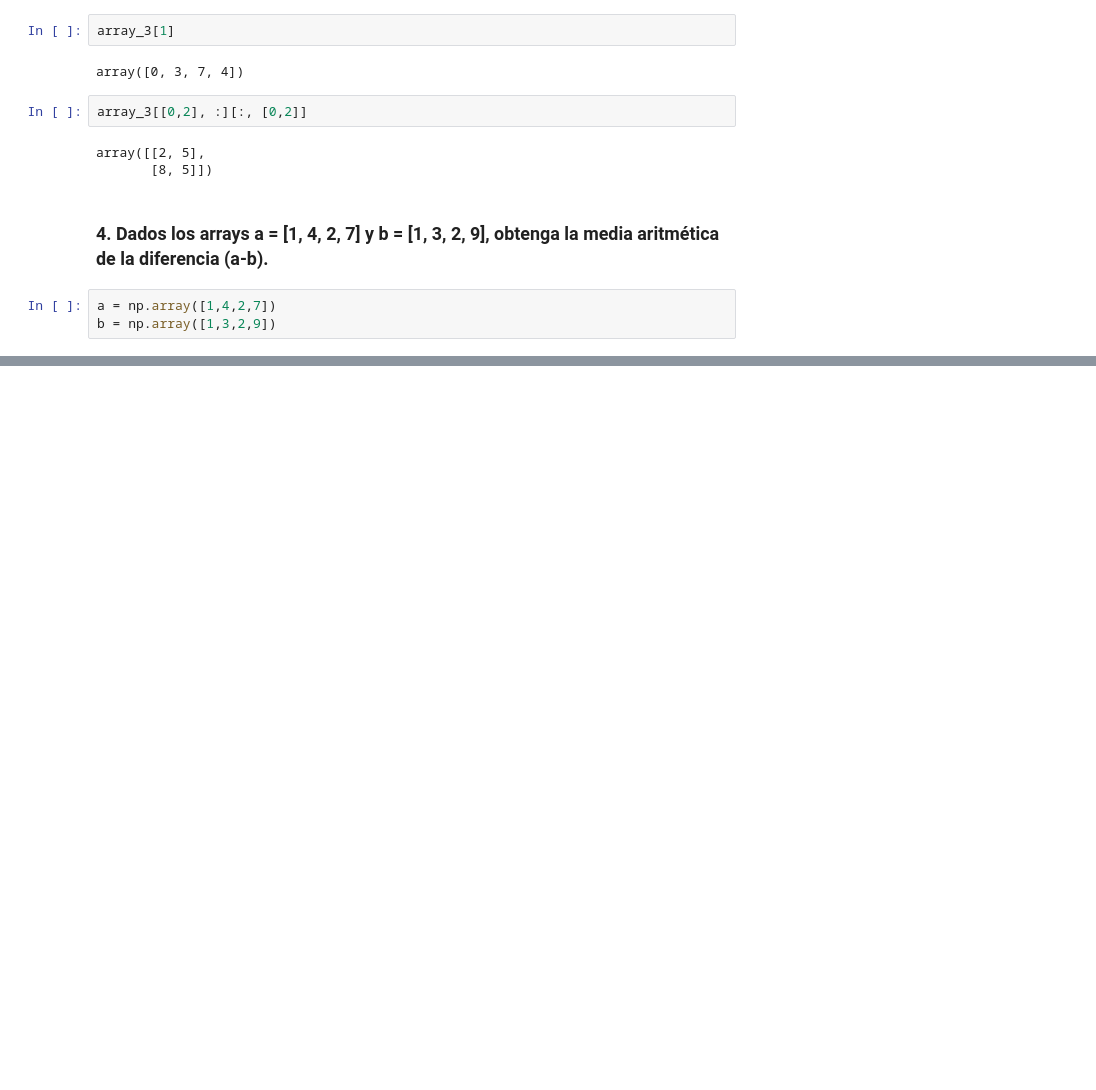
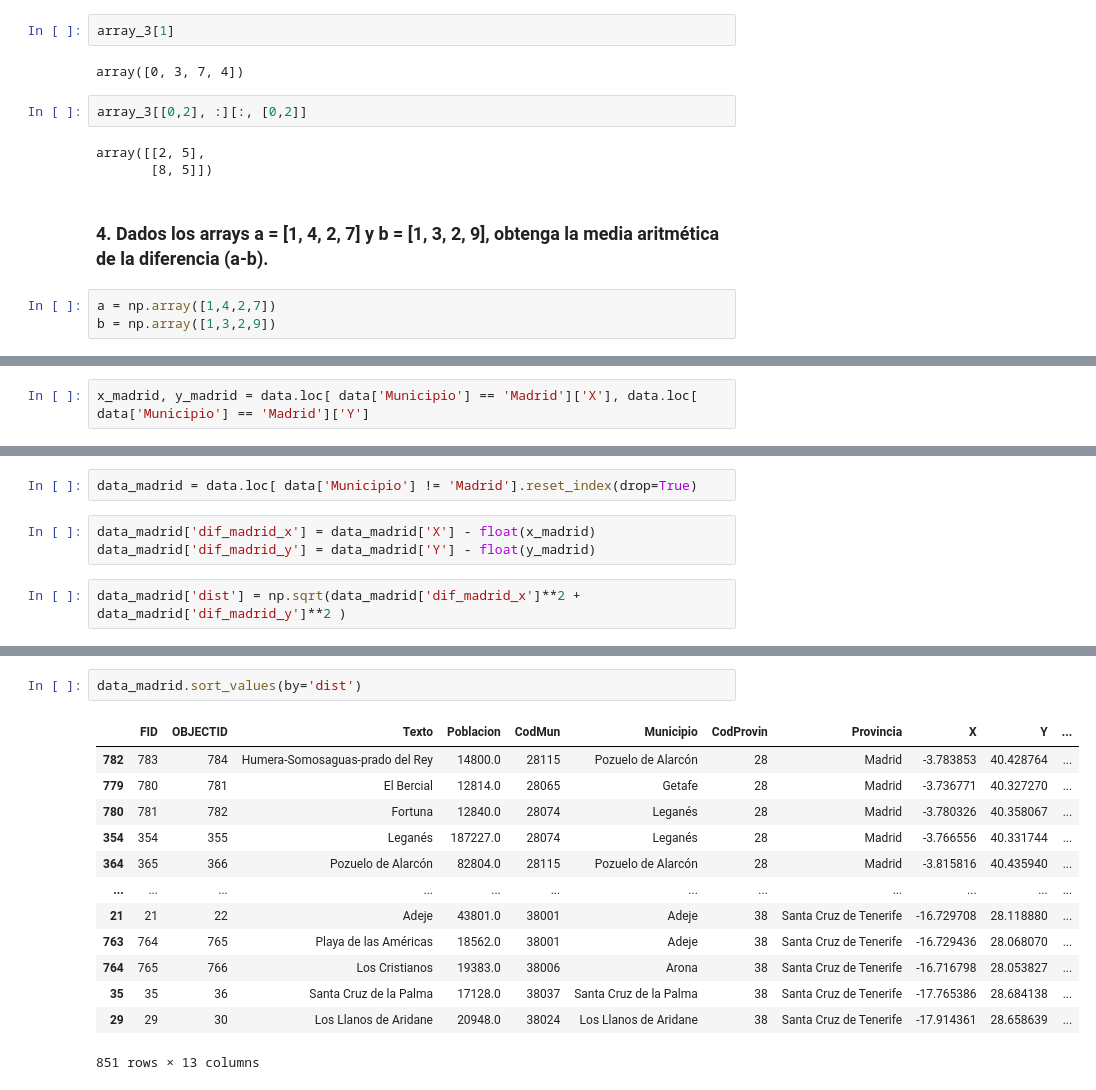
Before and after one commit to am23006810/CienciaDeDatosEnPython-Lab03, a Jupyter notebook: lab03.ipynb, the cells around one changed output, grey strips where cells are left out. Drawn from its saved outputs; the diff is of its cells as text; blank space fills up the shorter version.

```diff
--- a/lab03.ipynb
+++ b/lab03.ipynb
@@ -65,0 +259,2 @@ np.mean(a-b)
+# %%
+x_madrid, y_madrid = data.loc[ data['Municipio'] == 'Madrid']['X'], data.loc[ data['Municipio'] == 'Madrid']['Y']
@@ -65,0 +271,7 @@ np.mean(a-b)
+# %%
+data_madrid = data.loc[ data['Municipio'] != 'Madrid'].reset_index(drop=True)
+# %%
+data_madrid['dif_madrid_x'] = data_madrid['X'] - float(x_madrid)
+data_madrid['dif_madrid_y'] = data_madrid['Y'] - float(y_madrid)
+# %%
+data_madrid['dist'] = np.sqrt(data_madrid['dif_madrid_x']**2 + data_madrid['dif_madrid_y']**2 )
@@ -65,0 +301,16 @@ np.mean(a-b)
+# %%
+data_madrid.sort_values(by='dist')
+# %% [output]
+|  | FID | OBJECTID | Texto | Poblacion | CodMun | Municipio | CodProvin | Provincia | X | Y | ... |
+| 782 | 783 | 784 | Humera-Somosaguas-prado del Rey | 14800.0 | 28115 | Pozuelo de Alarcón | 28 | Madrid | -3.783853 | 40.428764 | ... |
+| 779 | 780 | 781 | El Bercial | 12814.0 | 28065 | Getafe | 28 | Madrid | -3.736771 | 40.327270 | ... |
+| 780 | 781 | 782 | Fortuna | 12840.0 | 28074 | Leganés | 28 | Madrid | -3.780326 | 40.358067 | ... |
+| 354 | 354 | 355 | Leganés | 187227.0 | 28074 | Leganés | 28 | Madrid | -3.766556 | 40.331744 | ... |
+| 364 | 365 | 366 | Pozuelo de Alarcón | 82804.0 | 28115 | Pozuelo de Alarcón | 28 | Madrid | -3.815816 | 40.435940 | ... |
+| ... | ... | ... | ... | ... | ... | ... | ... | ... | ... | ... | ... |
+| 21 | 21 | 22 | Adeje | 43801.0 | 38001 | Adeje | 38 | Santa Cruz de Tenerife | -16.729708 | 28.118880 | ... |
+| 763 | 764 | 765 | Playa de las Américas | 18562.0 | 38001 | Adeje | 38 | Santa Cruz de Tenerife | -16.729436 | 28.068070 | ... |
+| 764 | 765 | 766 | Los Cristianos | 19383.0 | 38006 | Arona | 38 | Santa Cruz de Tenerife | -16.716798 | 28.053827 | ... |
+| 35 | 35 | 36 | Santa Cruz de la Palma | 17128.0 | 38037 | Santa Cruz de la Palma | 38 | Santa Cruz de Tenerife | -17.765386 | 28.684138 | ... |
+| 29 | 29 | 30 | Los Llanos de Aridane | 20948.0 | 38024 | Los Llanos de Aridane | 38 | Santa Cruz de Tenerife | -17.914361 | 28.658639 | ... |
+851 rows × 13 columns
```
Also changed, not shown: parts of 53 cells of this notebook, 1 other file.
